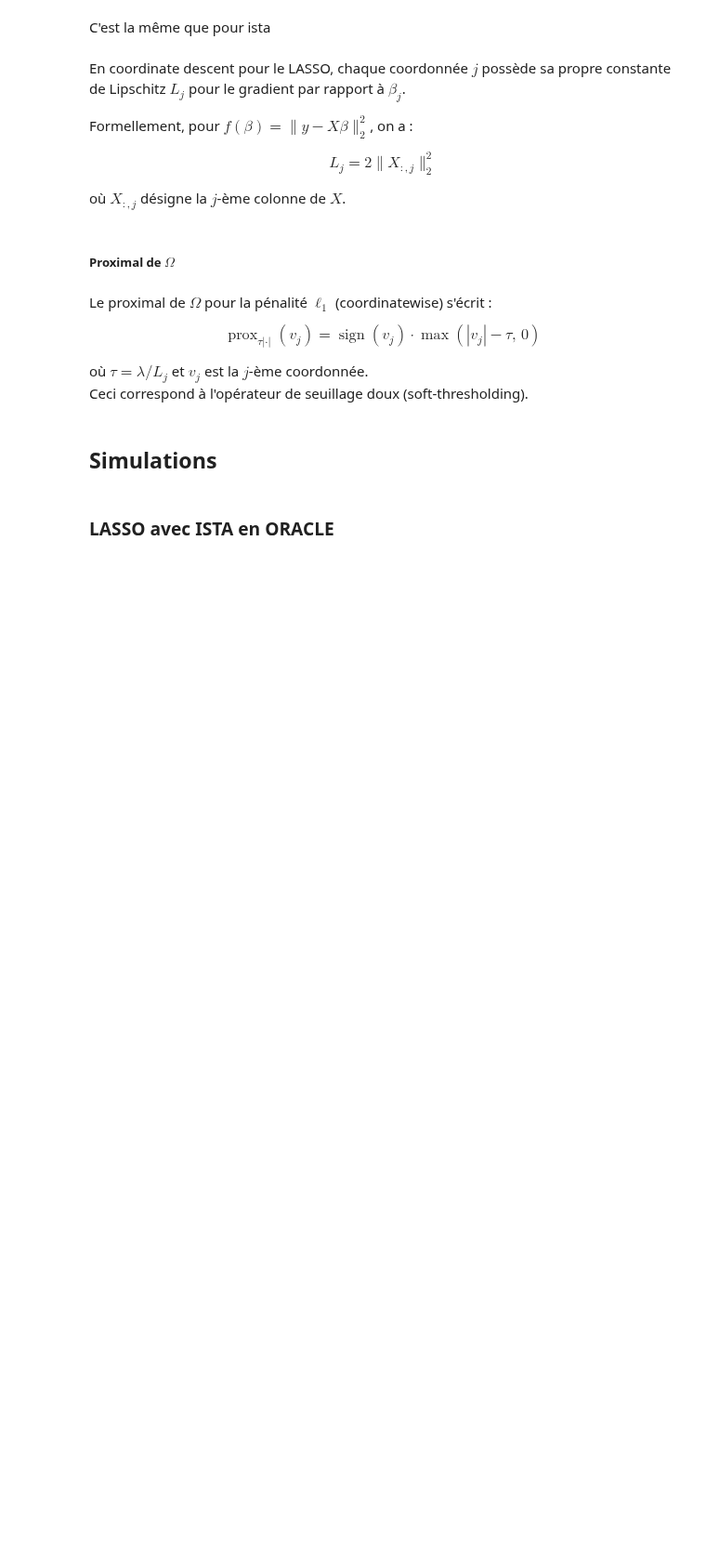
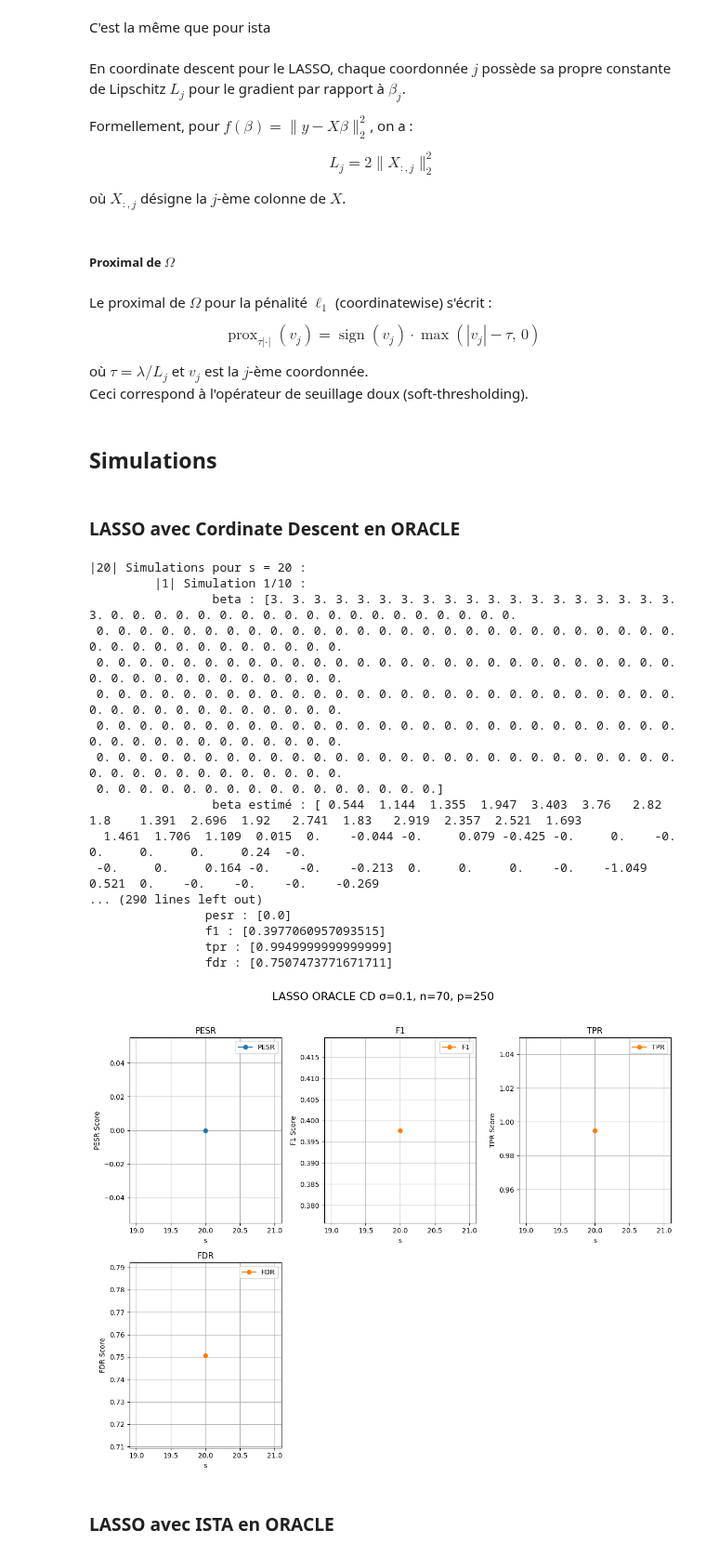
Before and after one commit to AymenBlk/STAGE-GENEVE, a Jupyter notebook: AYMEN/EXPLORATION/CAS LINEAIRE/LASSO/Basis.ipynb, the cells around one changed output. Shown at 93% size. Drawn from its saved outputs; the diff is of its cells as text; code cells hidden in the pictures; blank space fills up the shorter version.

```diff
--- a/AYMEN/EXPLORATION/CAS LINEAIRE/LASSO/Basis.ipynb
+++ b/AYMEN/EXPLORATION/CAS LINEAIRE/LASSO/Basis.ipynb
@@ -124,3 +138,43 @@ sys.path.append(str(pathlib.Path.cwd().parent.parent.parent.parent)+"\AYMEN\EXPL
+# %% [markdown]
+### LASSO avec Cordinate Descent en ORACLE
+# %%
+from simulations import SimulationLassoOracleCd
+
+Sim3 = SimulationLassoOracleCd(
+    n = n,
+    p = p,
+    list_s = list_s,
+    sigma = sigma,
+    simu_iter = simu_iter,
+    qut_iter = qut_iter,
+    max_iter = max_iter,
+    tol = tol*1e-10,
+    seed = seed,
+    verbose=True
+)
+
+Sim3.run()
+
+Sim3.plot()
+# %% [output]
+|20| Simulations pour s = 20 :
+         |1| Simulation 1/10 :
+                 beta : [3. 3. 3. 3. 3. 3. 3. 3. 3. 3. 3. 3. 3. 3. 3. 3. 3. 3. 3. 3. 0. 0. 0. 0. 0. 0. 0. 0. 0. 0. 0. 0. 0. 0. 0. 0. 0. 0. 0.
+ 0. 0. 0. 0. 0. 0. 0. 0. 0. 0. 0. 0. 0. 0. 0. 0. 0. 0. 0. 0. 0. 0. 0. 0. 0. 0. 0. 0. 0. 0. 0. 0. 0. 0. 0. 0. 0. 0. 0.
+ 0. 0. 0. 0. 0. 0. 0. 0. 0. 0. 0. 0. 0. 0. 0. 0. 0. 0. 0. 0. 0. 0. 0. 0. 0. 0. 0. 0. 0. 0. 0. 0. 0. 0. 0. 0. 0. 0. 0.
+ 0. 0. 0. 0. 0. 0. 0. 0. 0. 0. 0. 0. 0. 0. 0. 0. 0. 0. 0. 0. 0. 0. 0. 0. 0. 0. 0. 0. 0. 0. 0. 0. 0. 0. 0. 0. 0. 0. 0.
+ 0. 0. 0. 0. 0. 0. 0. 0. 0. 0. 0. 0. 0. 0. 0. 0. 0. 0. 0. 0. 0. 0. 0. 0. 0. 0. 0. 0. 0. 0. 0. 0. 0. 0. 0. 0. 0. 0. 0.
+ 0. 0. 0. 0. 0. 0. 0. 0. 0. 0. 0. 0. 0. 0. 0. 0. 0. 0. 0. 0. 0. 0. 0. 0. 0. 0. 0. 0. 0. 0. 0. 0. 0. 0. 0. 0. 0. 0. 0.
+ 0. 0. 0. 0. 0. 0. 0. 0. 0. 0. 0. 0. 0. 0. 0. 0.]
+                 beta estimé : [ 0.544  1.144  1.355  1.947  3.403  3.76   2.82   1.8    1.391  2.696  1.92   2.741  1.83   2.919  2.357  2.521  1.693
+  1.461  1.706  1.109  0.015  0.    -0.044 -0.     0.079 -0.425 -0.     0.    -0.     0.     0.     0.     0.24  -0.
+ -0.     0.     0.164 -0.    -0.    -0.213  0.     0.     0.    -0.    -1.049  0.521  0.    -0.    -0.    -0.    -0.269
+... (290 lines left out)
+                pesr : [0.0]
+                f1 : [0.3977060957093515]
+                tpr : [0.9949999999999999]
+                fdr : [0.7507473771671711]
+[figure, new version]
 # %% [markdown]
 ### LASSO avec ISTA en ORACLE
 # %%
```
Also changed, not shown: parts of 8 cells of this notebook, 6 other files.
